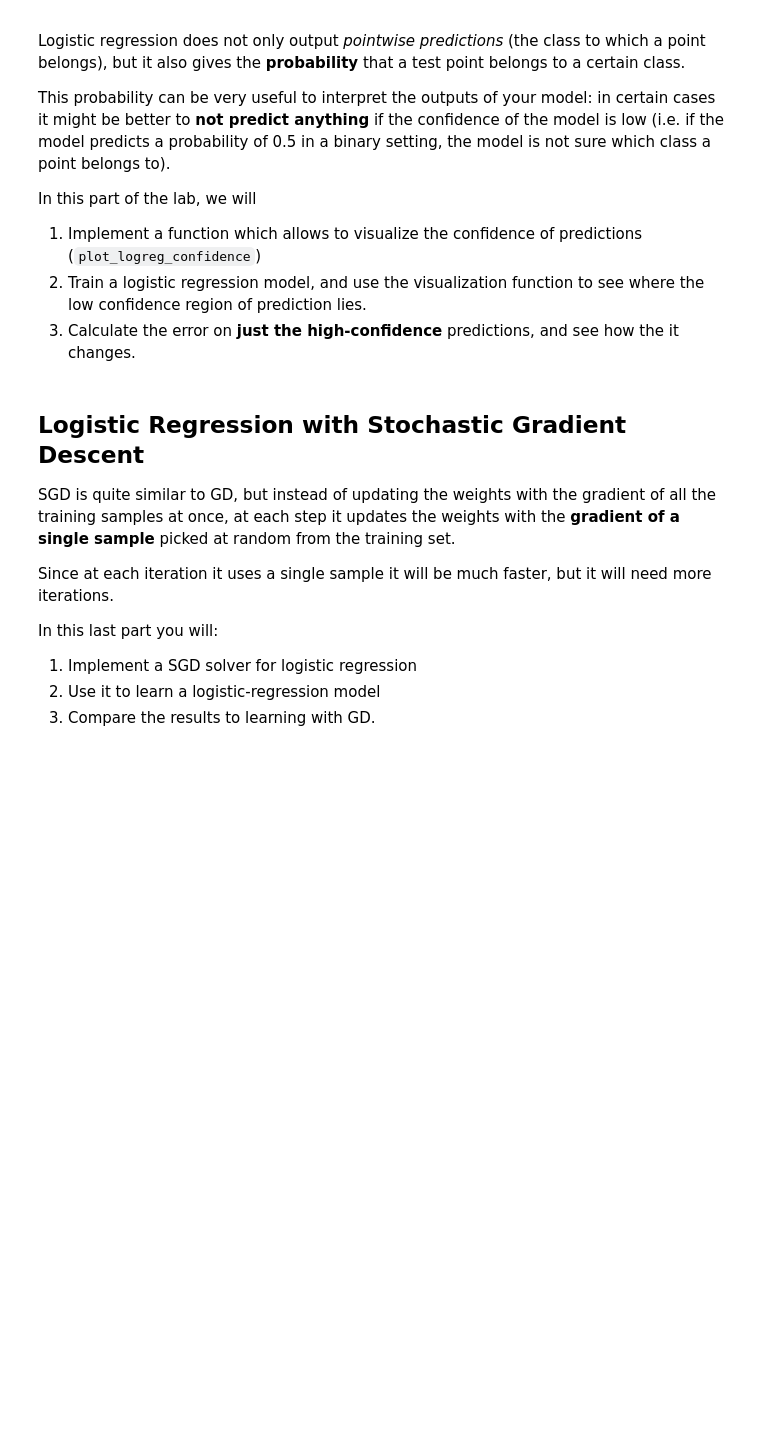
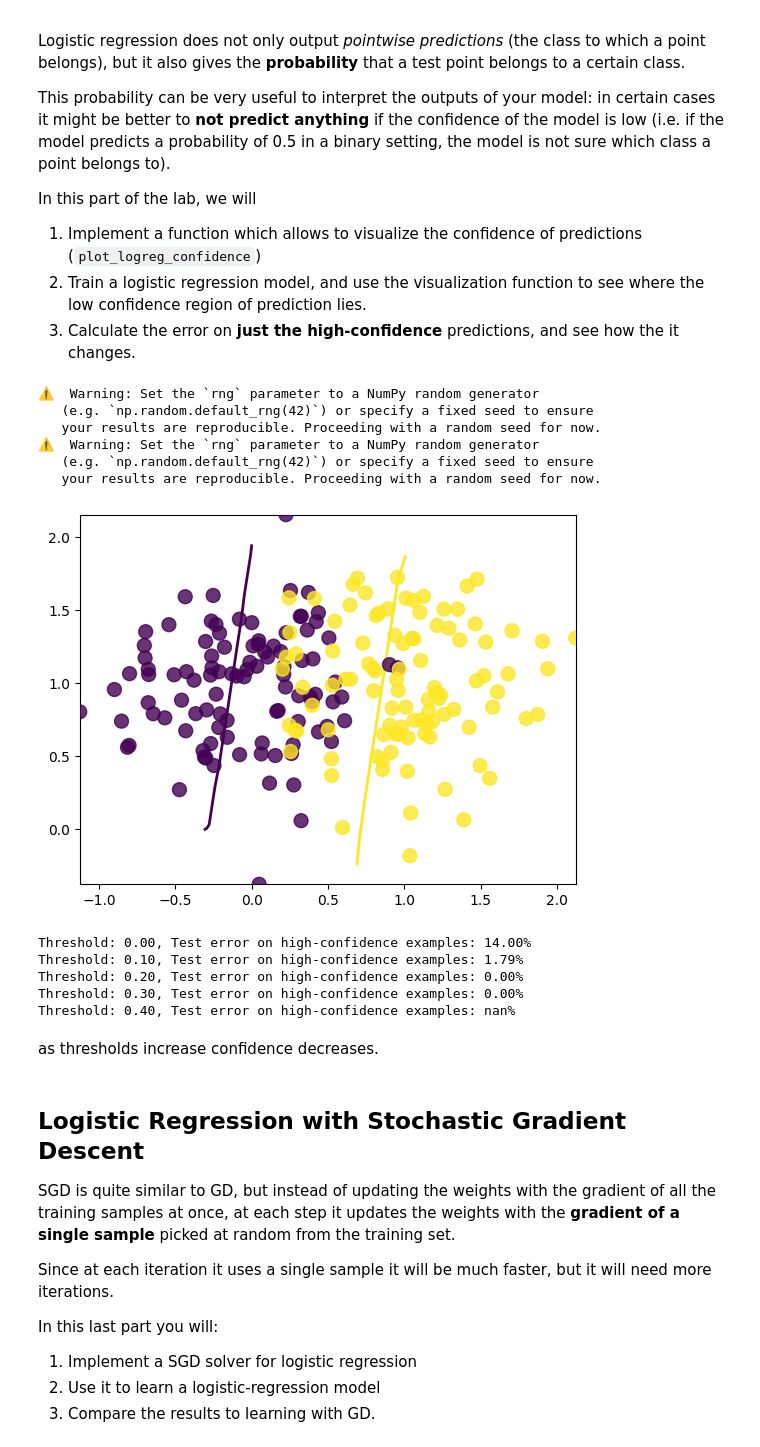
Before and after one commit to mariomine88/Unige_code, a Jupyter notebook: Master/First/ML/lab3/Lab3_LogisticRegression.ipynb, the cells around one changed output. Saved outputs shown, nothing was run; the diff lists cells and outputs as text; code cells hidden in the pictures; blank space fills up the shorter version.

```diff
--- a/Master/First/ML/lab3/Lab3_LogisticRegression.ipynb
+++ b/Master/First/ML/lab3/Lab3_LogisticRegression.ipynb
@@ -307,12 +349,23 @@ Xtr, Ytr = mixGauss([[0,1],[1,1]], [0.4,0.4], 100)
 Xts, Yts = mixGauss([[0,1],[1,1]], [0.4,0.4], 100)
 
 Xtr_wbias = np.hstack((Xtr, np.ones((Xtr.shape[0], 1))))
-Xts_wbias = np.hstack((Xte, np.ones((Xte.shape[0], 1))))
+Xts_wbias = np.hstack((Xts, np.ones((Xts.shape[0], 1))))
+# %% [output]
+⚠️  Warning: Set the `rng` parameter to a NumPy random generator
+   (e.g. `np.random.default_rng(42)`) or specify a fixed seed to ensure
+   your results are reproducible. Proceeding with a random seed for now.
+⚠️  Warning: Set the `rng` parameter to a NumPy random generator
+   (e.g. `np.random.default_rng(42)`) or specify a fixed seed to ensure
+   your results are reproducible. Proceeding with a random seed for now.
 # %%
 # TODO: Train a logistic regression model, and obtain the probability predictions for the test set
-...
-ts_pred, ts_conf = predict_logreg(...)
+reg_par = 0.1
+w, losses = train_logreg_gd(Xtr_wbias, Ytr, reg_par, maxiter=1000)
+ts_pred, ts_conf = predict_logreg(w, Xts_wbias)
 # TODO: Plot the logistic regression confidence for different thresholds. Interpret what you see.
+plot_logreg_confidence(Xts, Yts, ts_conf, threshold=0.1)
+# %% [output]
+[figure, added]
 # %%
 def calc_error_with_confidence(prob_pred, Y, threshold):
     """
@@ -327,6 +380,18 @@ def calc_error_with_confidence(prob_pred, Y, threshold):
 # %%
 # TODO: Train a log-reg model, and calculate the error on only the high-confidence examples from the test
 #       set. How do you expect this error to behave as you change the threshold?
+thresholds = [0.0, 0.1, 0.2, 0.3, 0.4]
+for threshold in thresholds:
+    err = calc_error_with_confidence(ts_conf, Yts, threshold)
+    print(f"Threshold: {threshold:.2f}, Test error on high-confidence examples: {err*100:.2f}%")
+# %% [output]
+Threshold: 0.00, Test error on high-confidence examples: 14.00%
+Threshold: 0.10, Test error on high-confidence examples: 1.79%
+Threshold: 0.20, Test error on high-confidence examples: 0.00%
+Threshold: 0.30, Test error on high-confidence examples: 0.00%
+Threshold: 0.40, Test error on high-confidence examples: nan%
+# %% [markdown]
+as thresholds increase confidence decreases.
 # %% [markdown]
 ## Logistic Regression with Stochastic Gradient Descent
 
```
Also changed, not shown: parts of 16 cells of this notebook.
